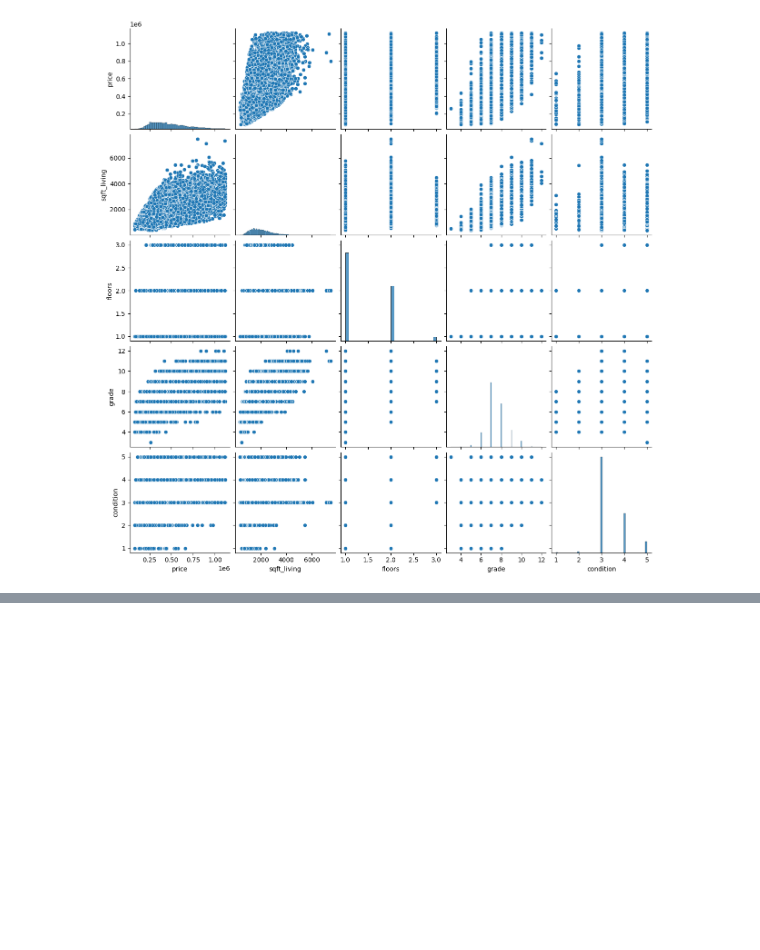
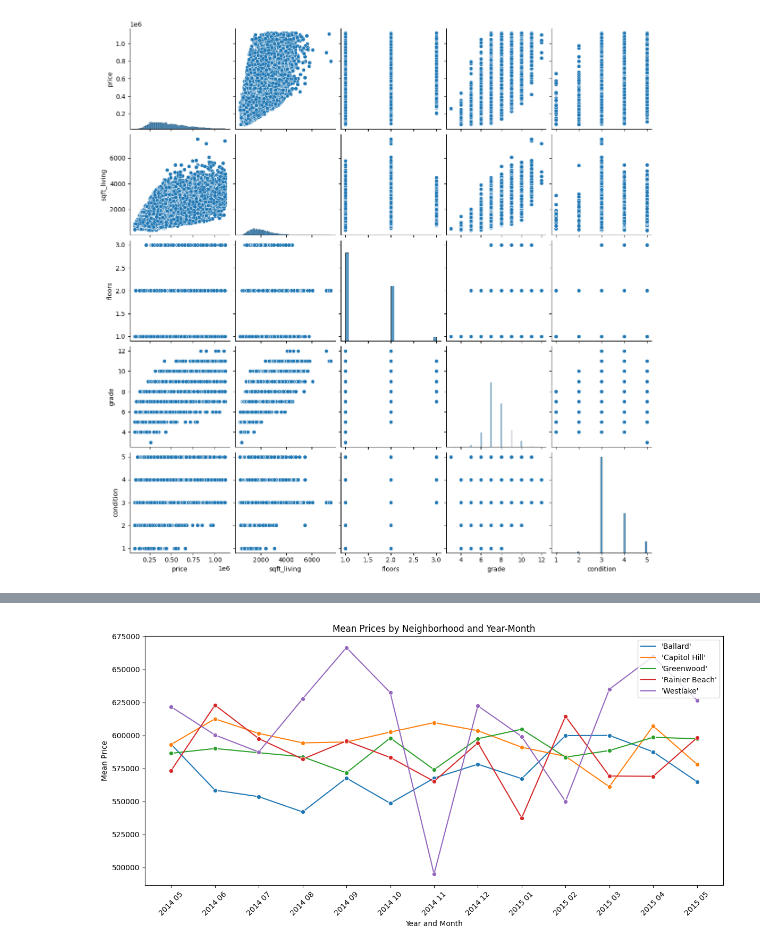
Before and after one commit to StefanK2ff/nf-eda-project, a Jupyter notebook: 5_Hypothesis checking.ipynb, the cells around one changed output, grey strips where cells are left out. Saved outputs shown, nothing was run; the diff lists cells and outputs as text; code cells hidden in the pictures; blank space fills up the shorter version.

```diff
--- a/4_Relationships + Hypothesis checking.ipynb
+++ b/5_Hypothesis checking.ipynb
@@ -28,0 +73,7 @@ plt.show()
+# %%
+# Adding month and year as a column
+
+
+
+df_top_quality['year'] = df_top_quality['date'].dt.year
+df_top_quality['month'] = df_top_quality['date'].dt.month
@@ -28,0 +91,20 @@ plt.show()
+# %%
+# Create a pivot table to calculate the mean price for each neighborhood, year, and month
+pivot_table = df_top_quality.pivot_table(values='price', index=['year', 'month', 'neighborhood_name'], aggfunc='mean').reset_index()
+
+# Combine year and month for x-axis labels
+pivot_table['year_month'] = pivot_table['year'].astype(str) + ' ' + pivot_table['month'].apply(lambda x: '{:02d}'.format(x))
+
+# Use Seaborn's lineplot to create the line chart
+plt.figure(figsize=(12, 6))
+sns.lineplot(data=pivot_table, x='year_month', y='price', hue='neighborhood_name', marker='o')
+
+plt.xlabel('Year and Month')
+plt.ylabel('Mean Price')
+plt.title('Mean Prices by Neighborhood and Year-Month')
+plt.xticks(rotation=45)
+plt.tight_layout()
+plt.legend(loc='upper right')
+plt.show()
+# %% [output]
+[figure, added]
```
Also changed, not shown: parts of 6 cells of this notebook.
